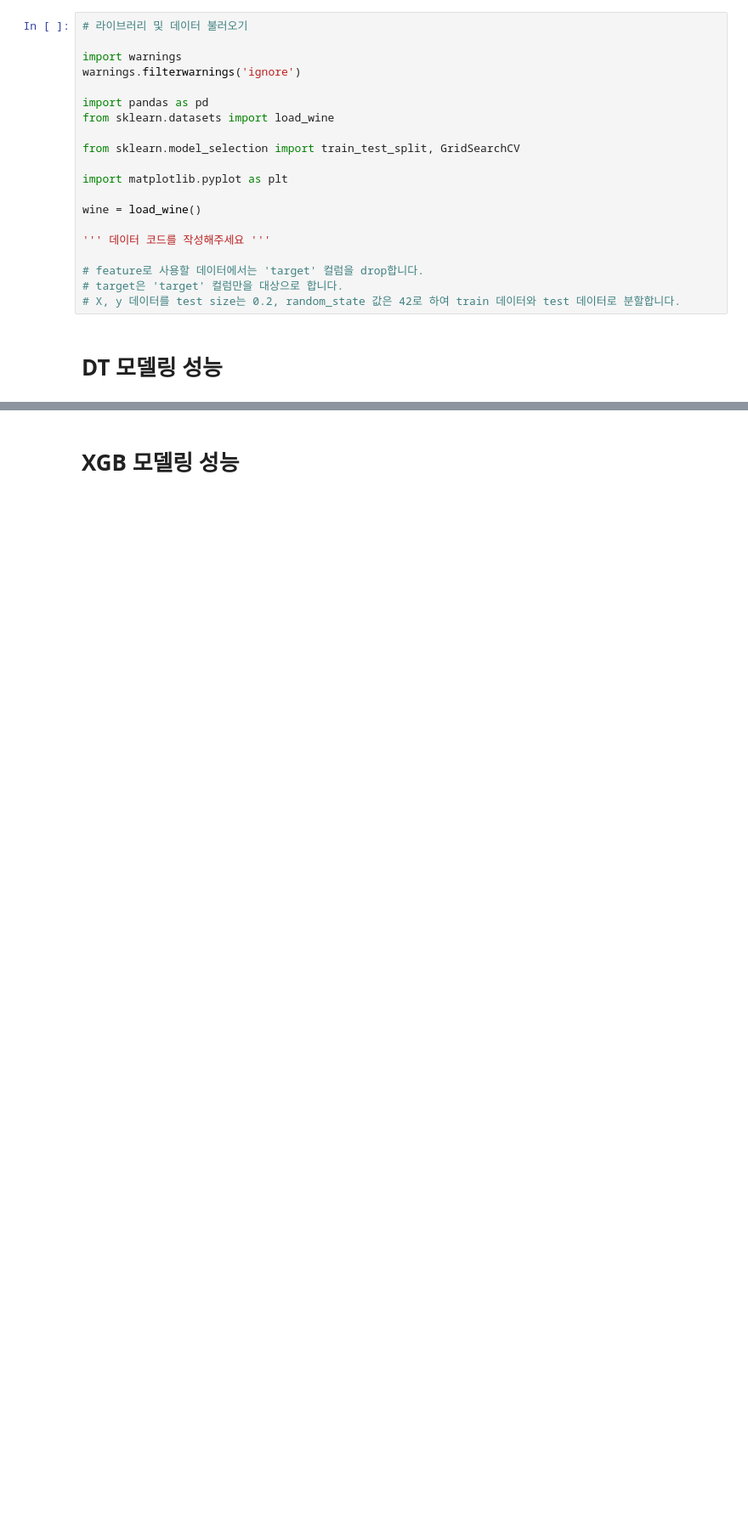
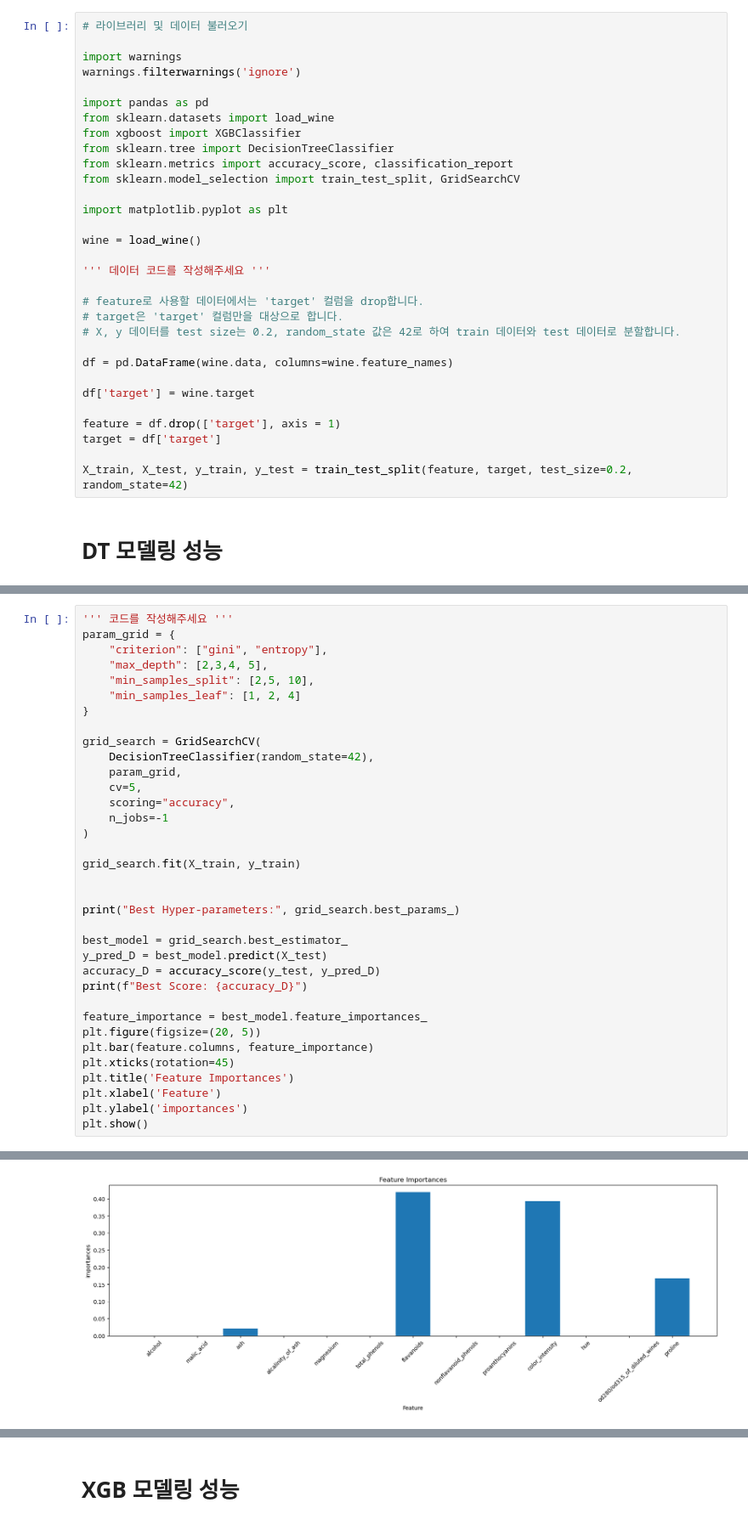
Before and after one commit to kim1987-dong/project7_8, a Jupyter notebook: 성능확인.ipynb, the cells around one changed output, grey strips where cells are left out. Shown at 85% size. Saved outputs shown, nothing was run; the diff lists cells and outputs as text; blank space fills up the shorter version.

```diff
--- a/성능확인.ipynb
+++ b/성능확인.ipynb
@@ -8,7 +8,9 @@ warnings.filterwarnings('ignore')
 
 import pandas as pd
 from sklearn.datasets import load_wine
-
+from xgboost import XGBClassifier
+from sklearn.tree import DecisionTreeClassifier
+from sklearn.metrics import accuracy_score, classification_report
 from sklearn.model_selection import train_test_split, GridSearchCV
 
 import matplotlib.pyplot as plt
@@ -20,5 +22,14 @@ wine = load_wine()
 # feature로 사용할 데이터에서는 'target' 컬럼을 drop합니다.
 # target은 'target' 컬럼만을 대상으로 합니다.
 # X, y 데이터를 test size는 0.2, random_state 값은 42로 하여 train 데이터와 test 데이터로 분할합니다.
+
+df = pd.DataFrame(wine.data, columns=wine.feature_names)
+
+df['target'] = wine.target
+
+feature = df.drop(['target'], axis = 1)
+target = df['target']
+
+X_train, X_test, y_train, y_test = train_test_split(feature, target, test_size=0.2, random_state=42)
 # %% [markdown]
 # DT 모델링 성능
@@ -26,0 +36,36 @@ wine = load_wine()
+# %%
+''' 코드를 작성해주세요 '''
+param_grid = {
+    "criterion": ["gini", "entropy"],
+    "max_depth": [2,3,4, 5],
+    "min_samples_split": [2,5, 10],
+    "min_samples_leaf": [1, 2, 4]
+}
+
+grid_search = GridSearchCV(
+    DecisionTreeClassifier(random_state=42),
+    param_grid,
+    cv=5,
+    scoring="accuracy",
+    n_jobs=-1
+)
+
+grid_search.fit(X_train, y_train)
+
+
+print("Best Hyper-parameters:", grid_search.best_params_)
+
+best_model = grid_search.best_estimator_
+y_pred_D = best_model.predict(X_test)
+accuracy_D = accuracy_score(y_test, y_pred_D)
+print(f"Best Score: {accuracy_D}")
+
+feature_importance = best_model.feature_importances_
+plt.figure(figsize=(20, 5))
+plt.bar(feature.columns, feature_importance)
+plt.xticks(rotation=45)
+plt.title('Feature Importances')
+plt.xlabel('Feature')
+plt.ylabel('importances')
+plt.show()
+# %% [output]
@@ -27,3 +74,4 @@ wine = load_wine()
+[figure, added]
 # %% [markdown]
 <img src="../참고이미지/Git/DT_Modeling.png" width="80%">
 # %% [markdown]
```
Also changed, not shown: parts of 6 cells of this notebook.
